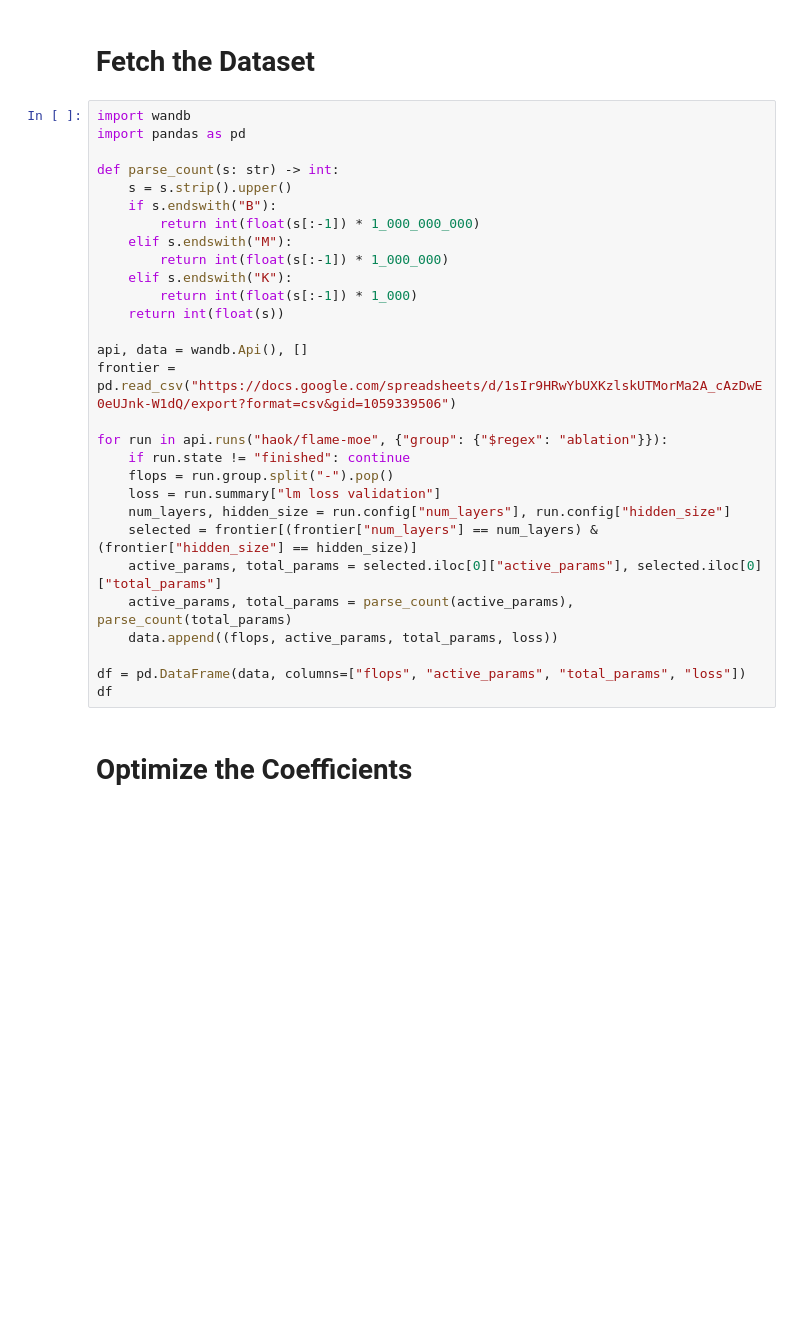
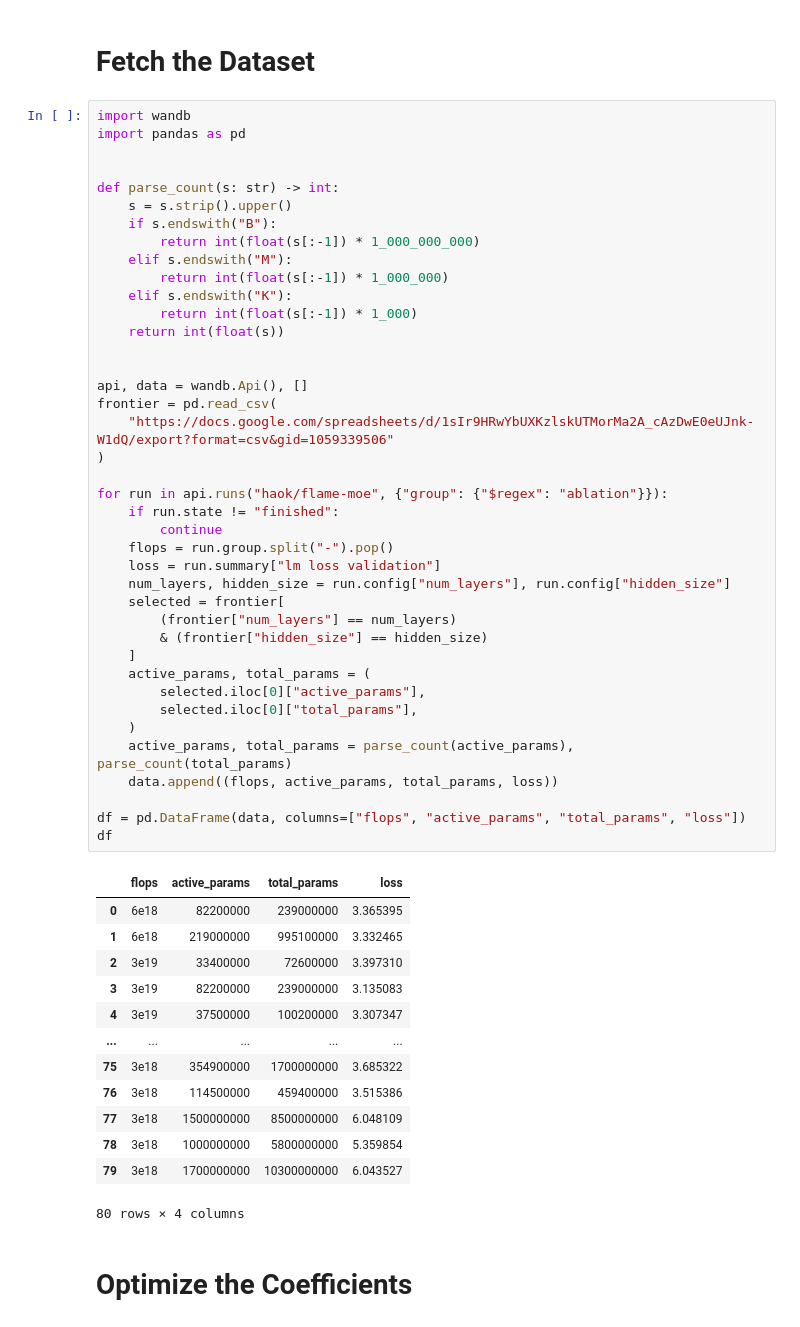
Before and after one commit to cmu-flame/FLAME-MoE, a Jupyter notebook: analysis/find_scaling_law.ipynb, the cells around one changed output. Saved outputs shown, nothing was run; the diff lists cells and outputs as text; blank space fills up the shorter version.

```diff
--- a/analysis/find_scaling_law.ipynb
+++ b/analysis/find_scaling_law.ipynb
@@ -3,32 +3,57 @@
 # %%
 import wandb
 import pandas as pd
+
 
 def parse_count(s: str) -> int:
     s = s.strip().upper()
     if s.endswith("B"):
         return int(float(s[:-1]) * 1_000_000_000)
     elif s.endswith("M"):
         return int(float(s[:-1]) * 1_000_000)
     elif s.endswith("K"):
         return int(float(s[:-1]) * 1_000)
     return int(float(s))
 
+
 api, data = wandb.Api(), []
-frontier = pd.read_csv("https://docs.google.com/spreadsheets/d/1sIr9HRwYbUXKzlskUTMorMa2A_cAzDwE0eUJnk-W1dQ/export?format=csv&gid=1059339506")
+frontier = pd.read_csv(
+    "https://docs.google.com/spreadsheets/d/1sIr9HRwYbUXKzlskUTMorMa2A_cAzDwE0eUJnk-W1dQ/export?format=csv&gid=1059339506"
+)
 
 for run in api.runs("haok/flame-moe", {"group": {"$regex": "ablation"}}):
-    if run.state != "finished": continue
+    if run.state != "finished":
+        continue
     flops = run.group.split("-").pop()
     loss = run.summary["lm loss validation"]
     num_layers, hidden_size = run.config["num_layers"], run.config["hidden_size"]
-    selected = frontier[(frontier["num_layers"] == num_layers) & (frontier["hidden_size"] == hidden_size)]
-    active_params, total_params = selected.iloc[0]["active_params"], selected.iloc[0]["total_params"]
+    selected = frontier[
+        (frontier["num_layers"] == num_layers)
+        & (frontier["hidden_size"] == hidden_size)
+    ]
+    active_params, total_params = (
+        selected.iloc[0]["active_params"],
+        selected.iloc[0]["total_params"],
+    )
     active_params, total_params = parse_count(active_params), parse_count(total_params)
     data.append((flops, active_params, total_params, loss))
 
 df = pd.DataFrame(data, columns=["flops", "active_params", "total_params", "loss"])
 df
+# %% [output]
+|  | flops | active_params | total_params | loss |
+| 0 | 6e18 | 82200000 | 239000000 | 3.365395 |
+| 1 | 6e18 | 219000000 | 995100000 | 3.332465 |
+| 2 | 3e19 | 33400000 | 72600000 | 3.397310 |
+| 3 | 3e19 | 82200000 | 239000000 | 3.135083 |
+| 4 | 3e19 | 37500000 | 100200000 | 3.307347 |
+| ... | ... | ... | ... | ... |
+| 75 | 3e18 | 354900000 | 1700000000 | 3.685322 |
+| 76 | 3e18 | 114500000 | 459400000 | 3.515386 |
+| 77 | 3e18 | 1500000000 | 8500000000 | 6.048109 |
+| 78 | 3e18 | 1000000000 | 5800000000 | 5.359854 |
+| 79 | 3e18 | 1700000000 | 10300000000 | 6.043527 |
+80 rows × 4 columns
 # %% [markdown]
 # Optimize the Coefficients
 # %%
```
Also changed, not shown: parts of 4 cells of this notebook.
